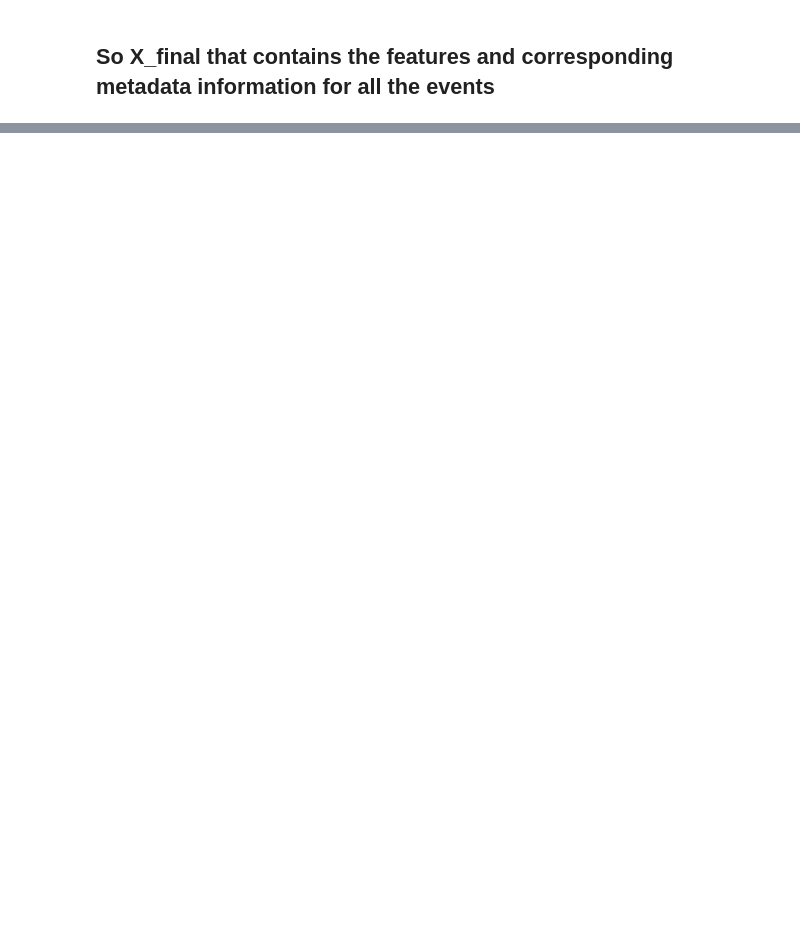
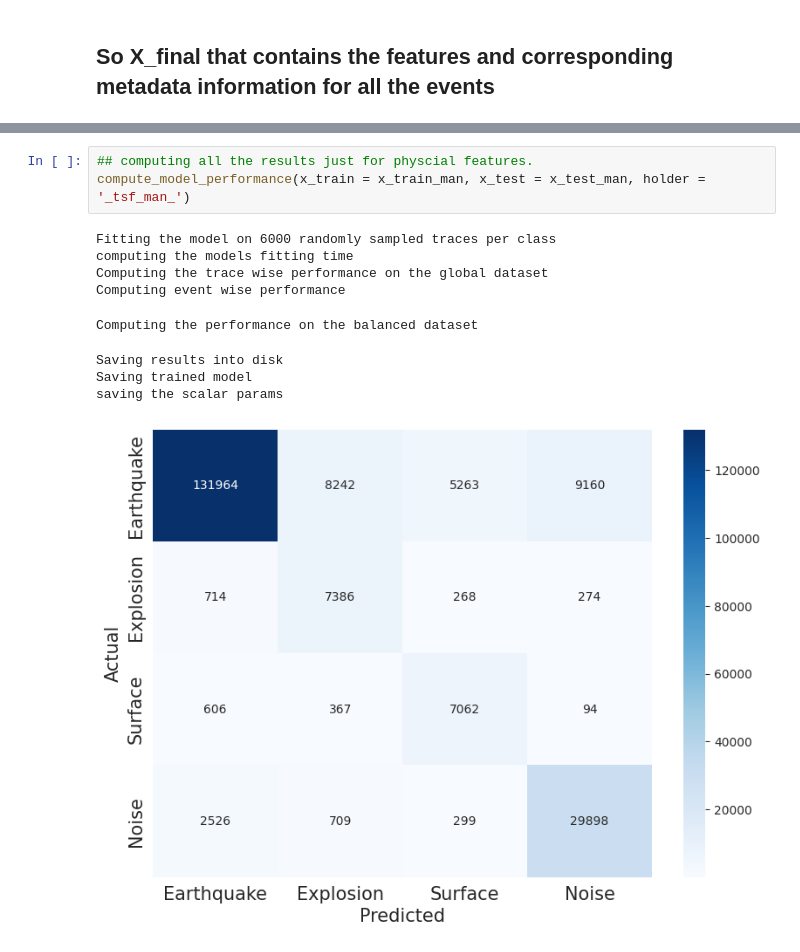
Before and after one commit to Akashkharita/PNW_Seismic_Event_Classification, a Jupyter notebook: notebooks/classification_based_on_tsfel_features_only.ipynb, the cells around one changed output, grey strips where cells are left out. Drawn from its saved outputs; the diff is of its cells as text; blank space fills up the shorter version.

```diff
--- a/notebooks/classification_based_on_tsfel_features_only.ipynb
+++ b/notebooks/classification_based_on_tsfel_features_only.ipynb
@@ -744,0 +902,13 @@ with open('../results/event_confusion_matrix_tsf.pkl', 'wb') as pickle_file:
+# %%
+## computing all the results just for physcial features.
+compute_model_performance(x_train = x_train_man, x_test = x_test_man, holder = '_tsf_man_')
+# %% [output]
+Fitting the model on 6000 randomly sampled traces per class
+computing the models fitting time
+Computing the trace wise performance on the global dataset
+Computing event wise performance
+Computing the performance on the balanced dataset
+Saving results into disk
+Saving trained model
+saving the scalar params
+[figure, added]
```
Also changed, not shown: parts of 65 cells of this notebook.
